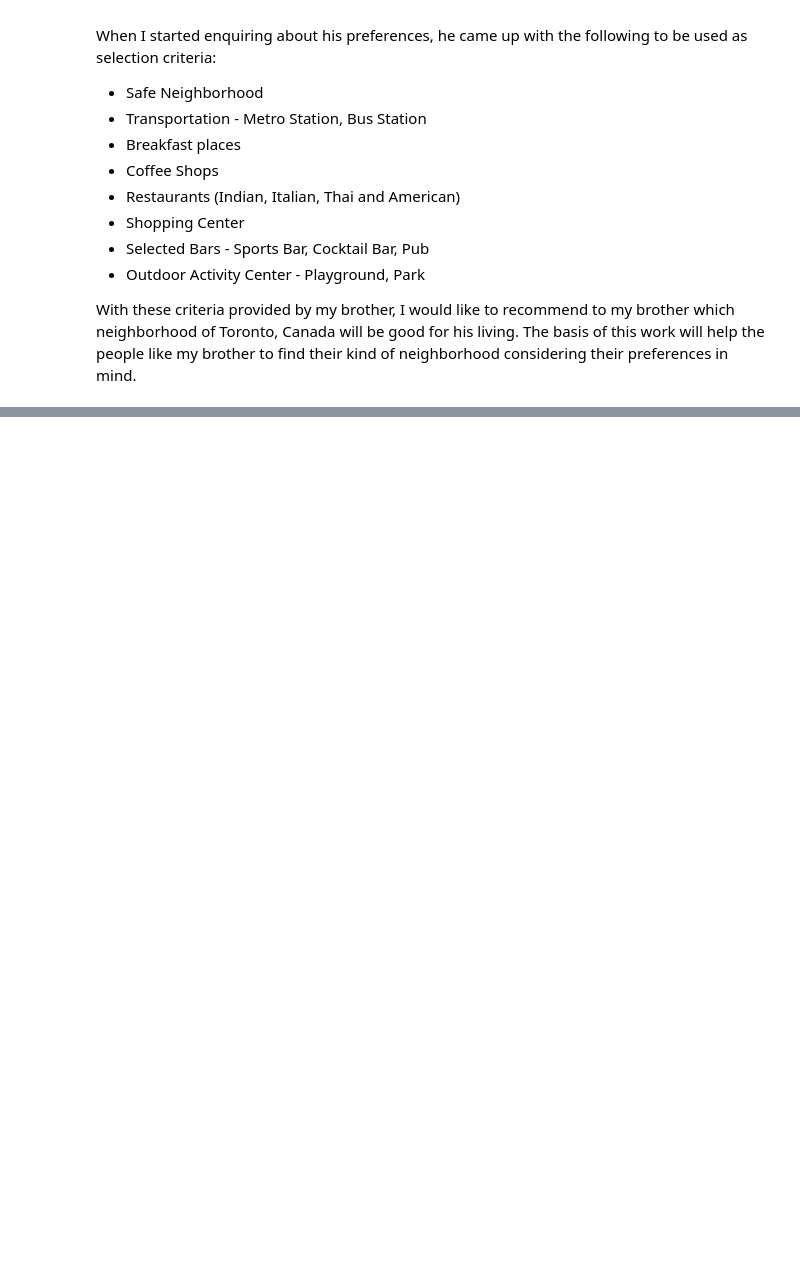
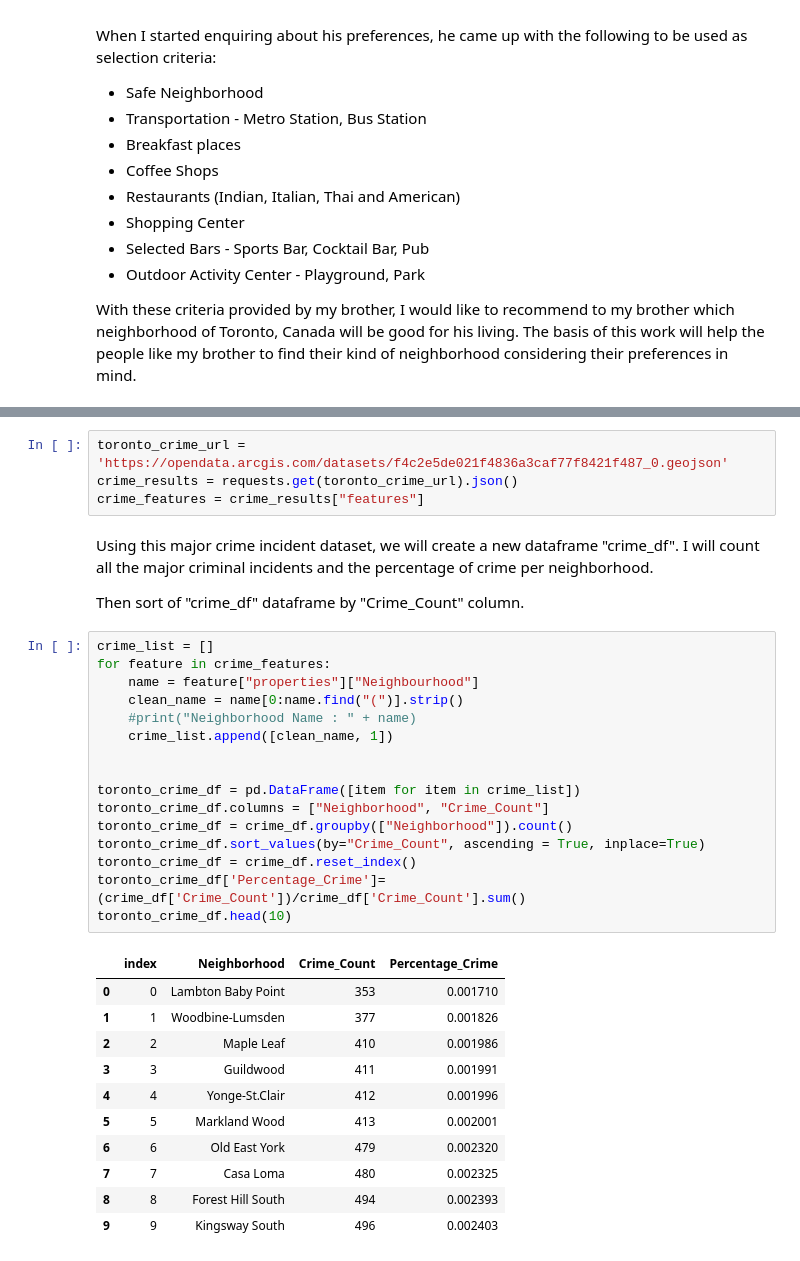
Before and after one commit to bitunsen/Coursera_Capstone, a Jupyter notebook: NeighborhoodRecommendationNotebook.ipynb, the cells around one changed output, grey strips where cells are left out. Saved outputs shown, nothing was run; the diff lists cells and outputs as text; blank space fills up the shorter version.

```diff
--- a/NeighborhoodRecommendationNotebook.ipynb
+++ b/NeighborhoodRecommendationNotebook.ipynb
@@ -60,0 +123,36 @@ We will use clustering technique to group the neighborhoods based on their avail
+# %%
+toronto_crime_url = 'https://opendata.arcgis.com/datasets/f4c2e5de021f4836a3caf77f8421f487_0.geojson'
+crime_results = requests.get(toronto_crime_url).json()
+crime_features = crime_results["features"]
+# %% [markdown]
+Using this major crime incident dataset, we will create a new dataframe "crime_df". I will count all the major criminal incidents and the percentage of crime per neighborhood.
+
+Then sort of "crime_df" dataframe by "Crime_Count" column.
+# %%
+crime_list = []
+for feature in crime_features:
+    name = feature["properties"]["Neighbourhood"]
+    clean_name = name[0:name.find("(")].strip()
+    #print("Neighborhood Name : " + name)
+    crime_list.append([clean_name, 1])
+
+
+toronto_crime_df = pd.DataFrame([item for item in crime_list])
+toronto_crime_df.columns = ["Neighborhood", "Crime_Count"]
+toronto_crime_df = crime_df.groupby(["Neighborhood"]).count()
+toronto_crime_df.sort_values(by="Crime_Count", ascending = True, inplace=True)
+toronto_crime_df = crime_df.reset_index()
+toronto_crime_df['Percentage_Crime']= (crime_df['Crime_Count'])/crime_df['Crime_Count'].sum()
+toronto_crime_df.head(10)
+# %% [output]
+|  | index | Neighborhood | Crime_Count | Percentage_Crime |
+| 0 | 0 | Lambton Baby Point | 353 | 0.001710 |
+| 1 | 1 | Woodbine-Lumsden | 377 | 0.001826 |
+| 2 | 2 | Maple Leaf | 410 | 0.001986 |
+| 3 | 3 | Guildwood | 411 | 0.001991 |
+| 4 | 4 | Yonge-St.Clair | 412 | 0.001996 |
+| 5 | 5 | Markland Wood | 413 | 0.002001 |
+| 6 | 6 | Old East York | 479 | 0.002320 |
+| 7 | 7 | Casa Loma | 480 | 0.002325 |
+| 8 | 8 | Forest Hill South | 494 | 0.002393 |
+| 9 | 9 | Kingsway South | 496 | 0.002403 |
```
Also changed, not shown: parts of 14 cells of this notebook.
